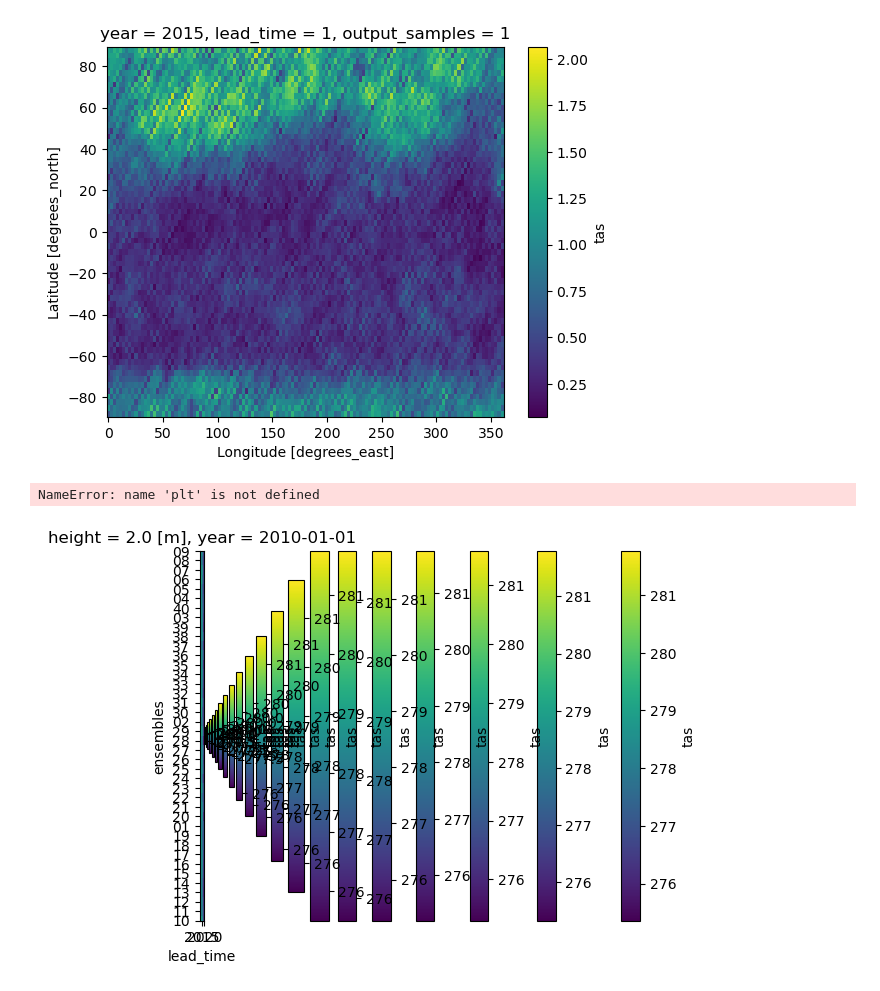
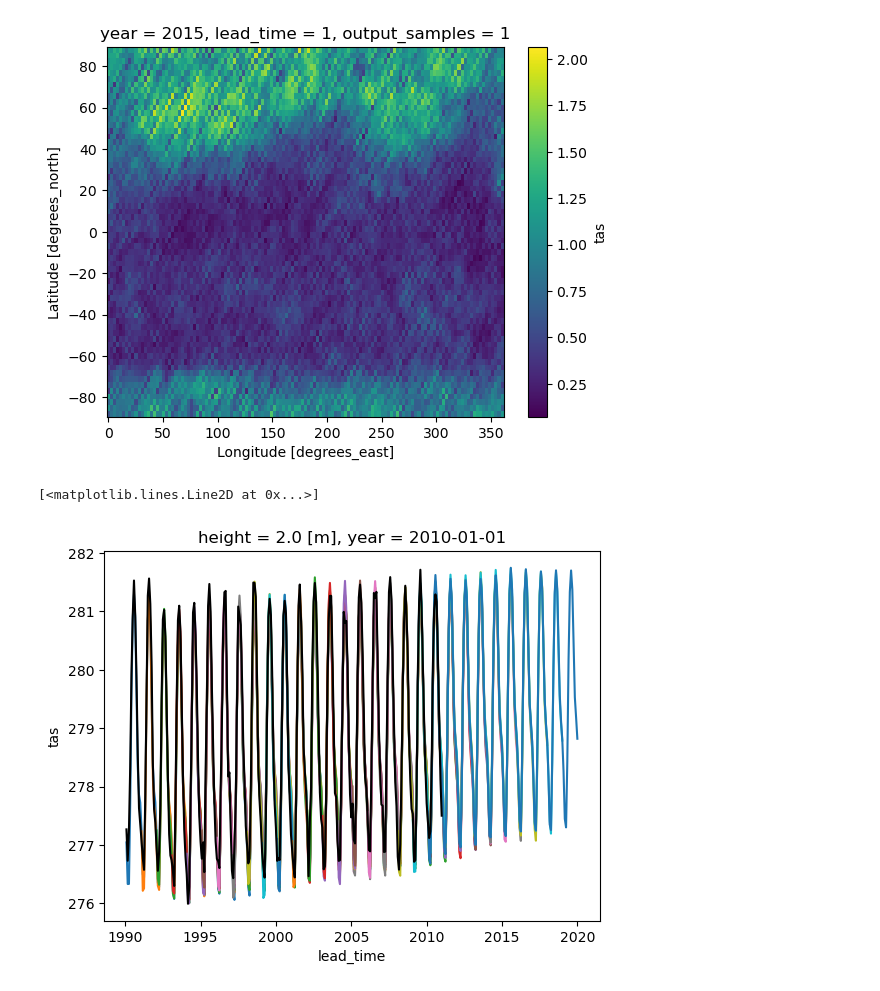
Before and after one commit to ParsaGooya/CCCma-PPP, a Jupyter notebook: test.ipynb, the cells around one changed output. Drawn from its saved outputs; the diff is of its cells as text; code cells hidden in the pictures.

```diff
--- a/test.ipynb
+++ b/test.ipynb
@@ -646,16 +646,19 @@ import glob
 import xarray as xr
 import joblib
 # %%
-model = xr.open_mfdataset(glob.glob("/space/hall7/sitestore/eccc/crd/cccma/users/rpg002/data/tas/forecast_data/datetime/*.nc")).sel(year = slice('1990', '2010'))
-obs = xr.open_dataset("/space/hall7/sitestore/eccc/crd/cccma/users/rpg002/data/tas/observations/ERA5/datetime/tas_era5_194001_202412_128_64.nc").sel(time = slice('1990', '2010'))
+model = xr.open_mfdataset(glob.glob("/space/hall7/sitestore/eccc/crd/cccma/users/rpg002/data/tas/forecast_data/datetime/*.nc")).sel(year = slice('1990', '2010')).rename({"year" : 'time'}).mean('ensembles')
+obs = xr.open_dataset("/space/hall7/sitestore/eccc/crd/cccma/users/rpg002/data/tas/observations/ERA5/datetime/tas_era5_194001_202412_128_64.nc").sel(time = slice('1990', '2010')).mean('ensembles')
 # %%
 model_pp = joblib.load("/space/hall7/sitestore/eccc/crd/cccma/users/rpg002/output/cccma_PPP_tests/test_3/preprocessing_pipeline/model_preprocessing_pipeline.joblib")
 obs_pp = joblib.load("/space/hall7/sitestore/eccc/crd/cccma/users/rpg002/output/cccma_PPP_tests/test_3/preprocessing_pipeline/observation_preprocessing_pipeline.joblib")
 # %%
-for t in model.tas.year:
-    model.tas.sel(year = t).mean(['lat','lon']).assign_coords(lead_time = t.dt.year + model.lead_time / 12).plot()
+import matplotlib.pyplot as plt
 
-plt.pcolor(obs.tas.dt.year + obs.tas.dt.month /12, obs.tas.mean(['lat','lon']), color = 'k')
+
+for t in model.tas.time:
+    model.tas.sel(time = t).mean(['lat','lon']).assign_coords(lead_time = t.dt.year + model.lead_time / 12).plot()
+
+plt.plot(obs.tas.time.dt.year + obs.tas.time.dt.month /12, obs.tas.mean(['lat','lon']), color = 'k')
 # %% [output]
-NameError: name 'plt' is not defined
+[<matplotlib.lines.Line2D at 0x...>]
-[figure, old version]
+[figure, new version]
```
Also changed, not shown: parts of 5 cells of this notebook, 7 other files.
